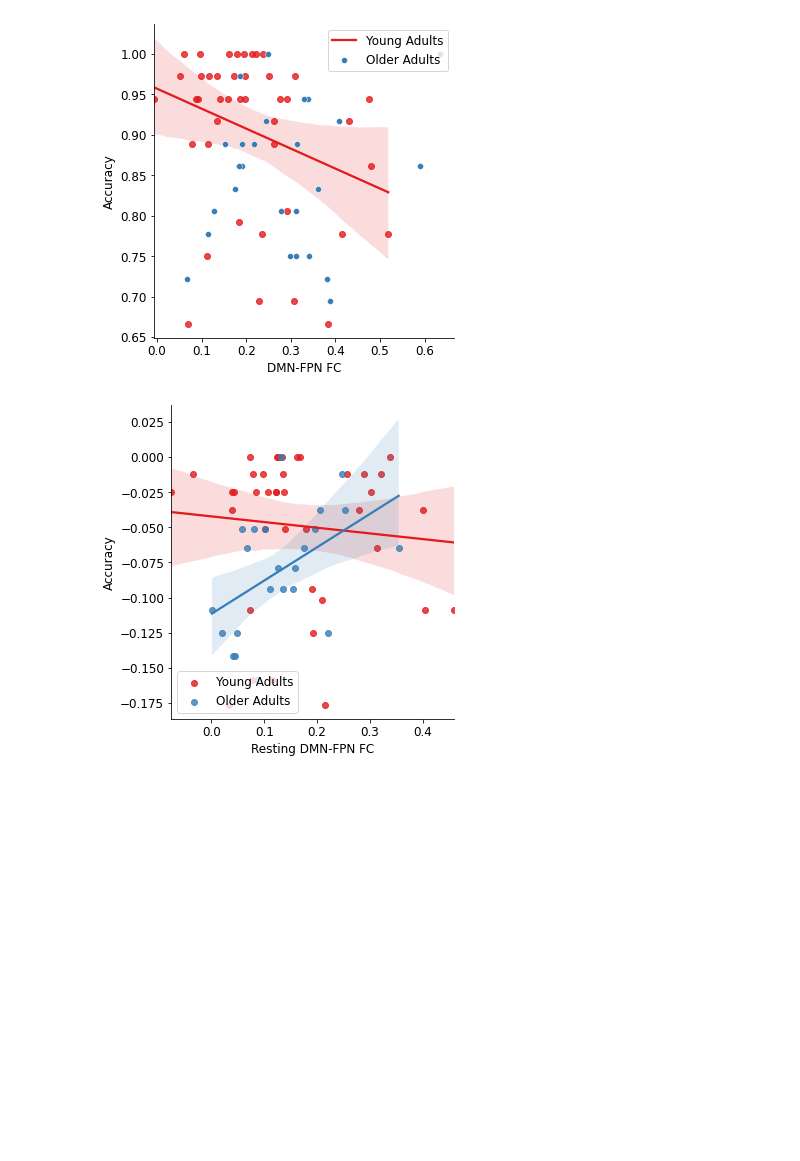
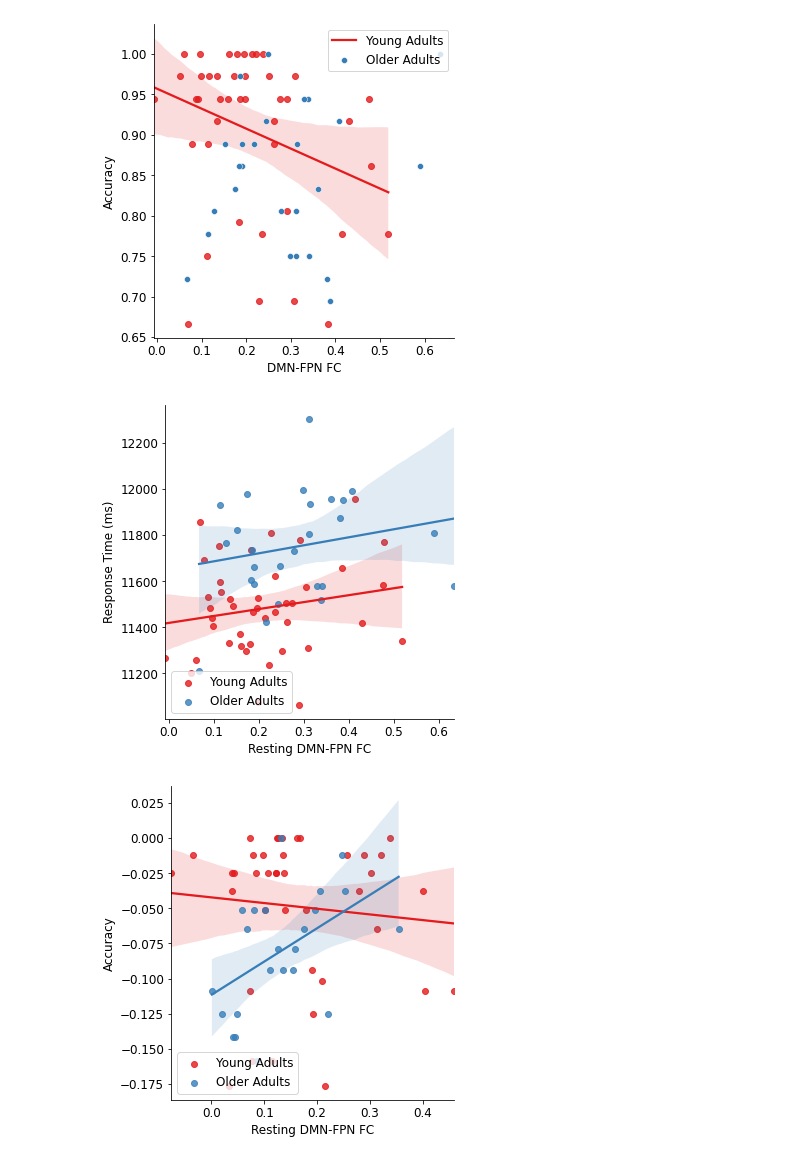
Before and after one commit to mcmahonmc/dissertation, a Jupyter notebook: Statistics.ipynb, the cells around one changed output. Saved outputs shown, nothing was run; the diff lists cells and outputs as text; code cells hidden in the pictures; blank space fills up the shorter version.

```diff
--- a/Statistics.ipynb
+++ b/Statistics.ipynb
@@ -2282,6 +2308,13 @@ plt.legend(loc='upper right')
 plt.savefig('./results/dmnfpn_acc.png', dpi=300, bbox_inches='tight')
 # %% [output]
 [figure]
+# %%
+sns.lmplot(data=df, x='dmnfpnfc_cue', y='rt_c_test_mean', hue='Group', legend=False)
+plt.ylabel('Response Time (ms)'); plt.xlabel('Resting DMN-FPN FC')
+plt.legend(loc='lower left')
+plt.savefig('./results/dmnfpn_rtc.png', dpi=300, bbox_inches='tight')
+# %% [output]
+[figure, added]
 # %%
 sns.lmplot(data=df, x='dmnfpnfc_rest', y='acc_test_mean_log', hue='Group', legend=False)
 plt.ylabel('Accuracy'); plt.xlabel('Resting DMN-FPN FC')
```
Also changed, not shown: parts of 25 cells of this notebook, 5 other files.
